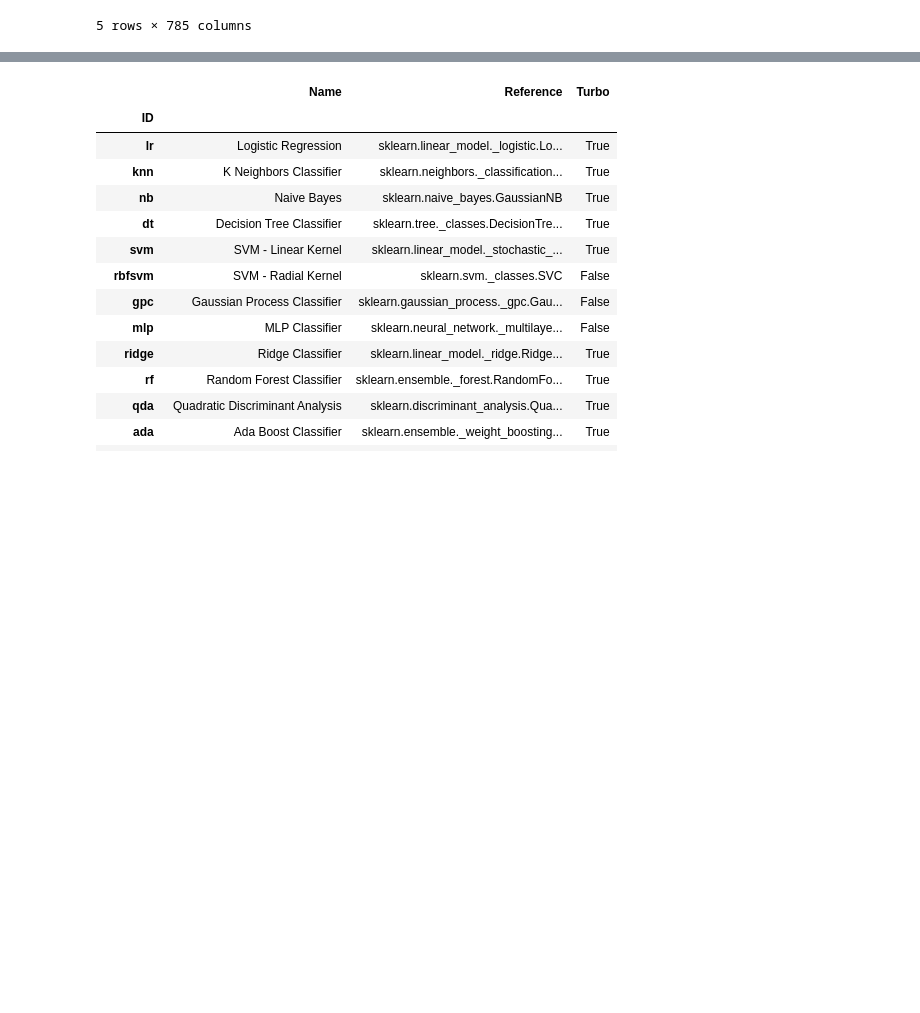
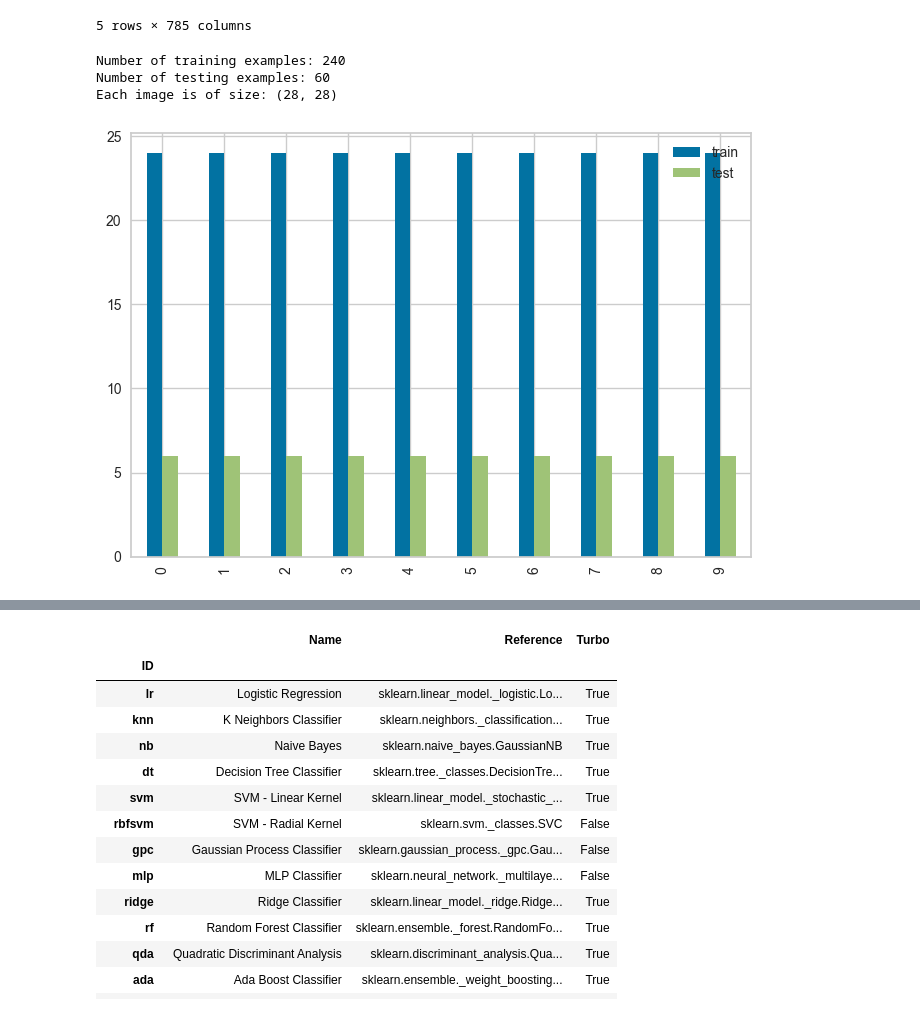
Before and after one commit to Akkito64/Classicfication_thainumber, a Jupyter notebook: Classification_with_pycaret.ipynb, the cells around one changed output, grey strips where cells are left out. Saved outputs shown, nothing was run; the diff lists cells and outputs as text; code cells hidden in the pictures; blank space fills up the shorter version.

```diff
--- a/Classification_with_pycaret.ipynb
+++ b/Classification_with_pycaret.ipynb
@@ -173,0 +161,2 @@ from pycaret.classification import *
+# %%
+x_train, x_test, y_train, y_test = train_test_split(data, labels, test_size=0.2, random_state=42, stratify=labels)
@@ -173,0 +168,24 @@ from pycaret.classification import *
+# %%
+IMAGE_SIZE = (28, 28)
+n_train = x_train.shape[0]
+n_test = x_test.shape[0]
+
+print ("Number of training examples: {}".format(n_train))
+print ("Number of testing examples: {}".format(n_test))
+print ("Each image is of size: {}".format(IMAGE_SIZE))
+# %% [output]
+Number of training examples: 240
+Number of testing examples: 60
+Each image is of size: (28, 28)
+# %%
+import pandas as pd
+
+_, train_counts = np.unique(y_train, return_counts=True)
+_, test_counts = np.unique(y_test, return_counts=True)
+pd.DataFrame({'train': train_counts,
+                    'test': test_counts},
+             index=number_label
+            ).plot.bar()
+plt.show()
+# %% [output]
+[figure, added]
```
Also changed, not shown: parts of 19 cells of this notebook, 3 other files.
